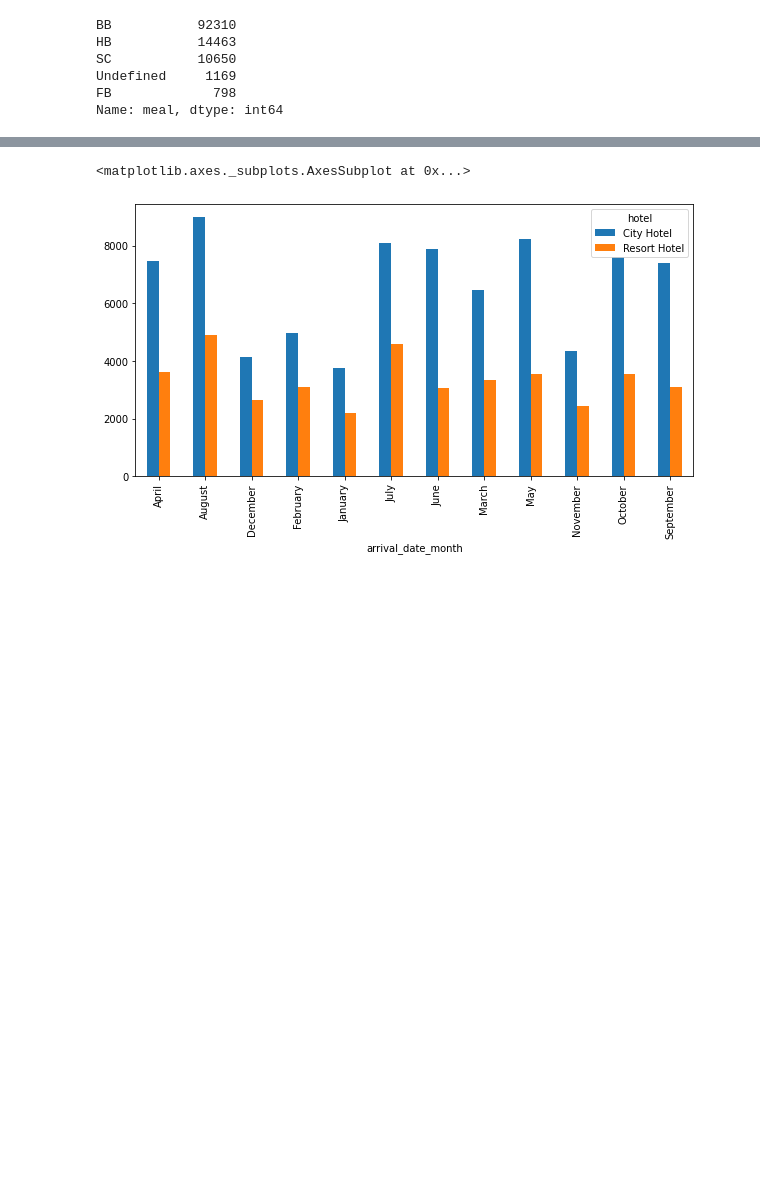
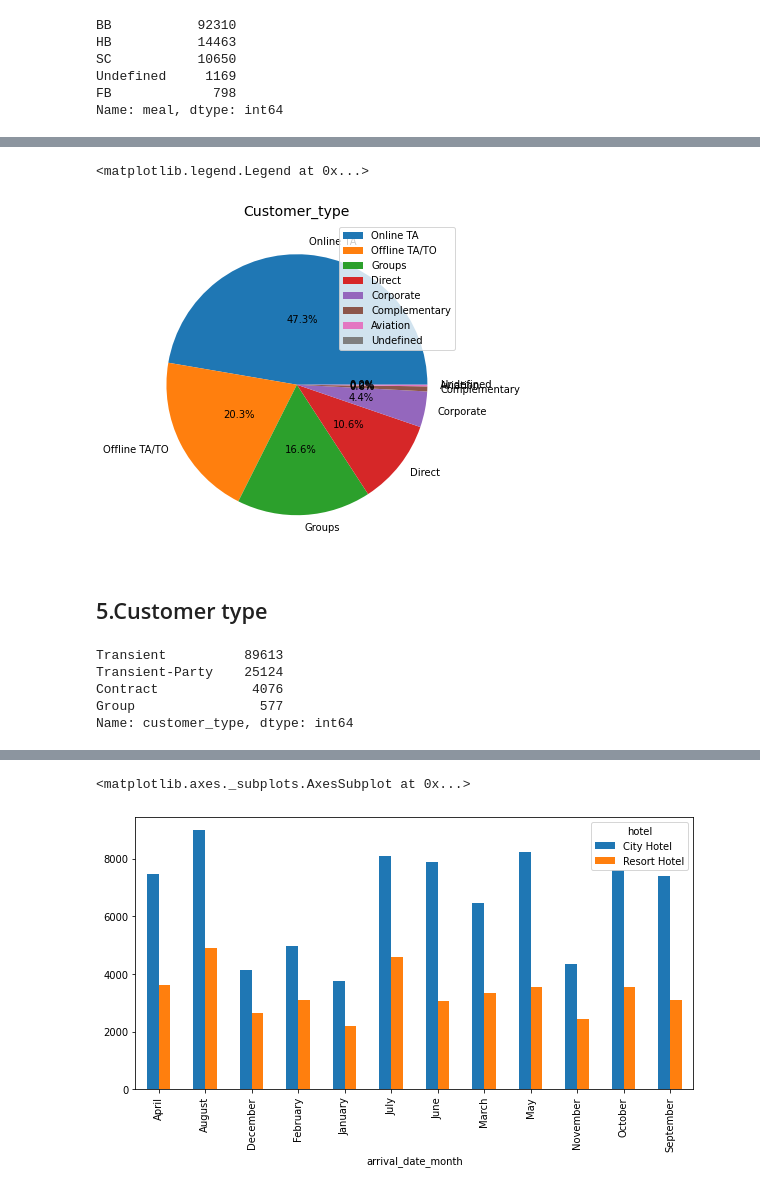
Before and after one commit to Jayjake1/hotel-booking-analysis, a Jupyter notebook: Hotel_booking_analysis_team_project.ipynb, the cells around one changed output, grey strips where cells are left out. Drawn from its saved outputs; the diff is of its cells as text; code cells hidden in the pictures; blank space fills up the shorter version.

```diff
--- a/Hotel_booking_analysis_team_project.ipynb
+++ b/Hotel_booking_analysis_team_project.ipynb
@@ -223,0 +283,18 @@ Text(0, 0.5, 'Count')
+# %%
+pie, ax = plt.subplots(figsize=[9,6])
+plt.pie(user_market, autopct="%.1f%%", labels=label_data, pctdistance=0.5)
+plt.title("Customer_type", fontsize=14);
+plt.legend(labels=label_data,loc='upper right')
+# %% [output]
+<matplotlib.legend.Legend at 0x...>
+[figure, added]
+# %% [markdown]
+## 5.Customer type
+# %%
+df['customer_type'].value_counts()
+# %% [output]
+Transient          89613
+Transient-Party    25124
+Contract            4076
+Group                577
+Name: customer_type, dtype: int64
```
Also changed, not shown: parts of 26 cells of this notebook.
